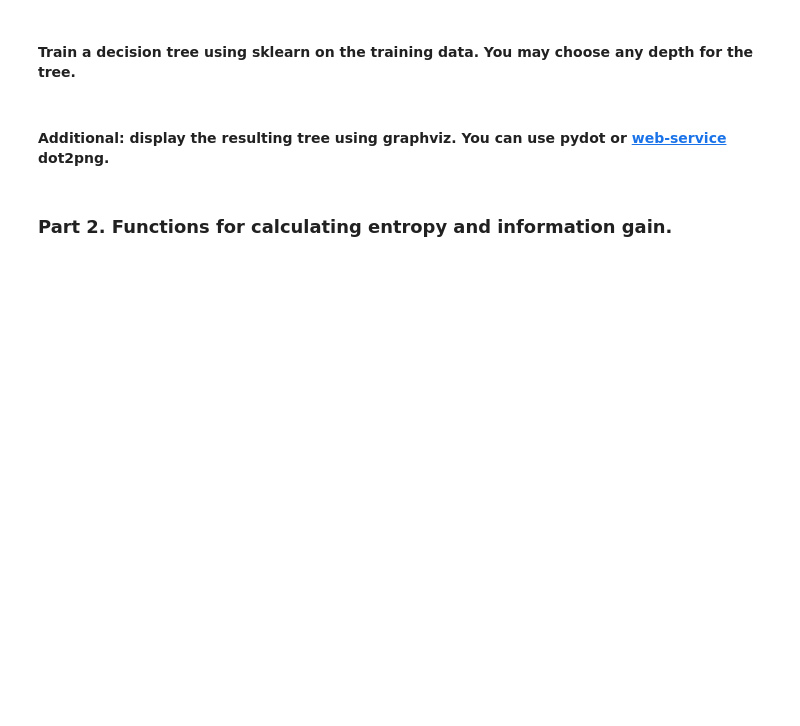
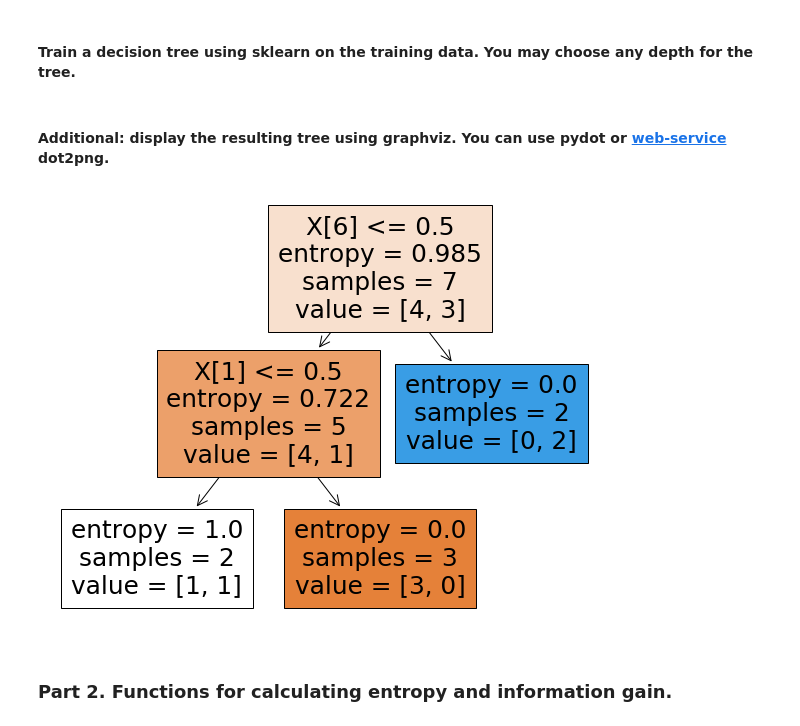
Before and after one commit to tadejsv/mlcourse.ai, a Jupyter notebook: jupyter_english/assignments_demo/assignment03_decision_trees.ipynb, the cells around one changed output. Cells and saved outputs as stored; diff of their text form; code cells hidden in the pictures; blank space fills up the shorter version.

```diff
--- a/jupyter_english/assignments_demo/assignment03_decision_trees.ipynb
+++ b/jupyter_english/assignments_demo/assignment03_decision_trees.ipynb
@@ -128,2 +152,5 @@ df_test
+# %%
+clf = DecisionTreeClassifier(max_depth=2, criterion='entropy')
+clf = clf.fit(df_train, y)
 # %% [markdown]
 #### Additional: display the resulting tree using graphviz. You can use pydot or [web-service](https://www.coolutils.com/ru/online/DOT-to-PNG) dot2png.
@@ -132,3 +157,8 @@ df_test
+# %%
+from sklearn import tree
+_ = tree.plot_tree(clf, filled=True)
+# %% [output]
+[figure, added]
 # %% [markdown]
 ### Part 2. Functions for calculating entropy and information gain.
 # %% [markdown]
```
Also changed, not shown: parts of 32 cells of this notebook, 11 other files.
